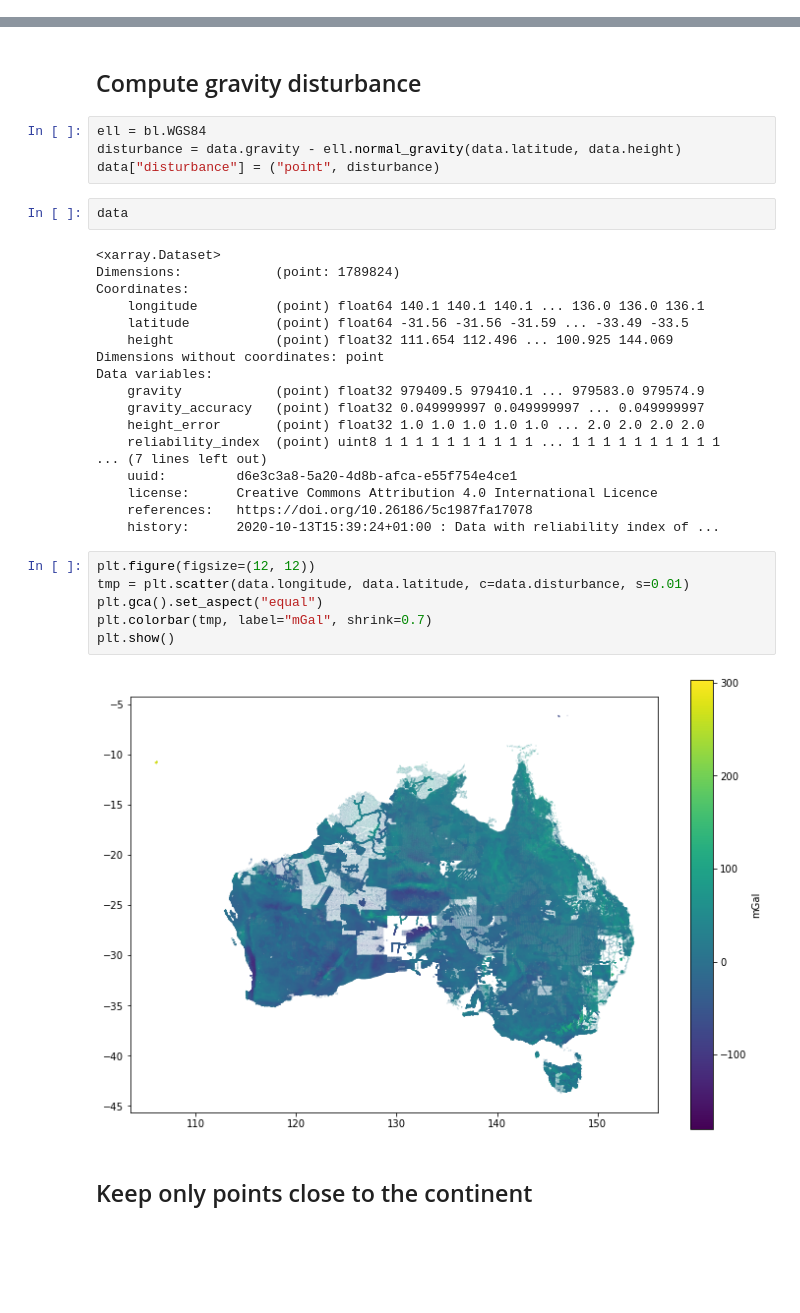
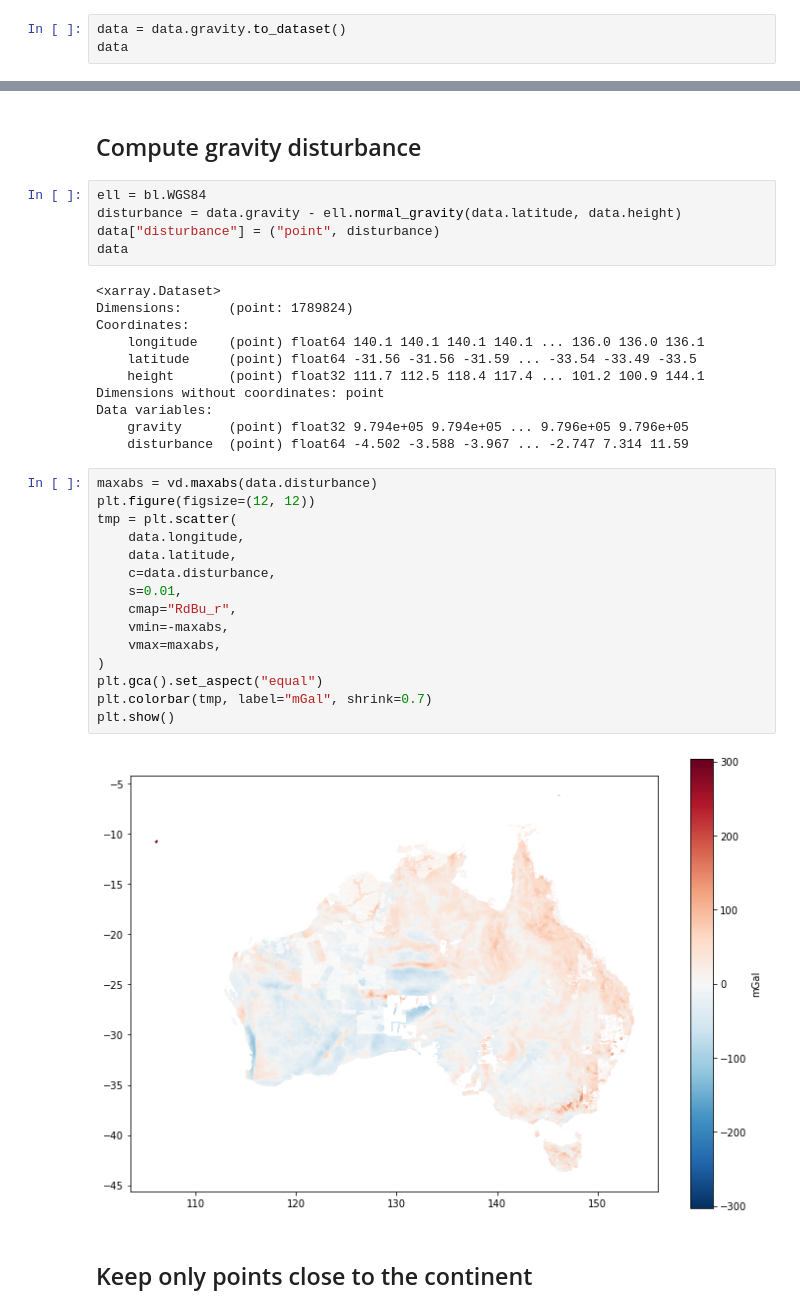
Before and after one commit to compgeolab/eql-gradient-boosted, a Jupyter notebook: notebooks/11-grid_australia_gravity.ipynb, the cells around one changed output, grey strips where cells are left out. Drawn from its saved outputs; the diff is of its cells as text; blank space fills up the shorter version.

```diff
--- a/notebooks/11-grid_australia_gravity.ipynb
+++ b/notebooks/11-grid_australia_gravity.ipynb
@@ -50,0 +56,3 @@ Data variables:
+# %%
+data = data.gravity.to_dataset()
+data
@@ -62,33 +80,34 @@ plt.show()
 ell = bl.WGS84
 disturbance = data.gravity - ell.normal_gravity(data.latitude, data.height)
 data["disturbance"] = ("point", disturbance)
+data
+# %% [output]
+<xarray.Dataset>
+Dimensions:      (point: 1789824)
+Coordinates:
+    longitude    (point) float64 140.1 140.1 140.1 140.1 ... 136.0 136.0 136.1
+    latitude     (point) float64 -31.56 -31.56 -31.59 ... -33.54 -33.49 -33.5
+    height       (point) float32 111.7 112.5 118.4 117.4 ... 101.2 100.9 144.1
+Dimensions without coordinates: point
+Data variables:
+    gravity      (point) float32 9.794e+05 9.794e+05 ... 9.796e+05 9.796e+05
+    disturbance  (point) float64 -4.502 -3.588 -3.967 ... -2.747 7.314 11.59
-# %%
-data
-# %% [output]
-<xarray.Dataset>
-Dimensions:            (point: 1789824)
-Coordinates:
-    longitude          (point) float64 140.1 140.1 140.1 ... 136.0 136.0 136.1
-    latitude           (point) float64 -31.56 -31.56 -31.59 ... -33.49 -33.5
-    height             (point) float32 111.654 112.496 ... 100.925 144.069
-Dimensions without coordinates: point
-Data variables:
-    gravity            (point) float32 979409.5 979410.1 ... 979583.0 979574.9
-    gravity_accuracy   (point) float32 0.049999997 0.049999997 ... 0.049999997
-    height_error       (point) float32 1.0 1.0 1.0 1.0 1.0 ... 2.0 2.0 2.0 2.0
-    reliability_index  (point) uint8 1 1 1 1 1 1 1 1 1 1 ... 1 1 1 1 1 1 1 1 1 1
-... (7 lines left out)
-    uuid:         d6e3c3a8-5a20-4d8b-afca-e55f754e4ce1
-    license:      Creative Commons Attribution 4.0 International Licence
-    references:   https://doi.org/10.26186/5c1987fa17078
-    history:      2020-10-13T15:39:24+01:00 : Data with reliability index of ...
 # %%
+maxabs = vd.maxabs(data.disturbance)
 plt.figure(figsize=(12, 12))
-tmp = plt.scatter(data.longitude, data.latitude, c=data.disturbance, s=0.01)
+tmp = plt.scatter(
+    data.longitude,
+    data.latitude,
+    c=data.disturbance,
+    s=0.01,
+    cmap="RdBu_r",
+    vmin=-maxabs,
+    vmax=maxabs,
+)
 plt.gca().set_aspect("equal")
 plt.colorbar(tmp, label="mGal", shrink=0.7)
 plt.show()
 # %% [output]
-[figure, old version]
+[figure, new version]
 # %% [markdown]
 ## Keep only points close to the continent
```
Also changed, not shown: parts of 76 cells of this notebook, 27 other files.
